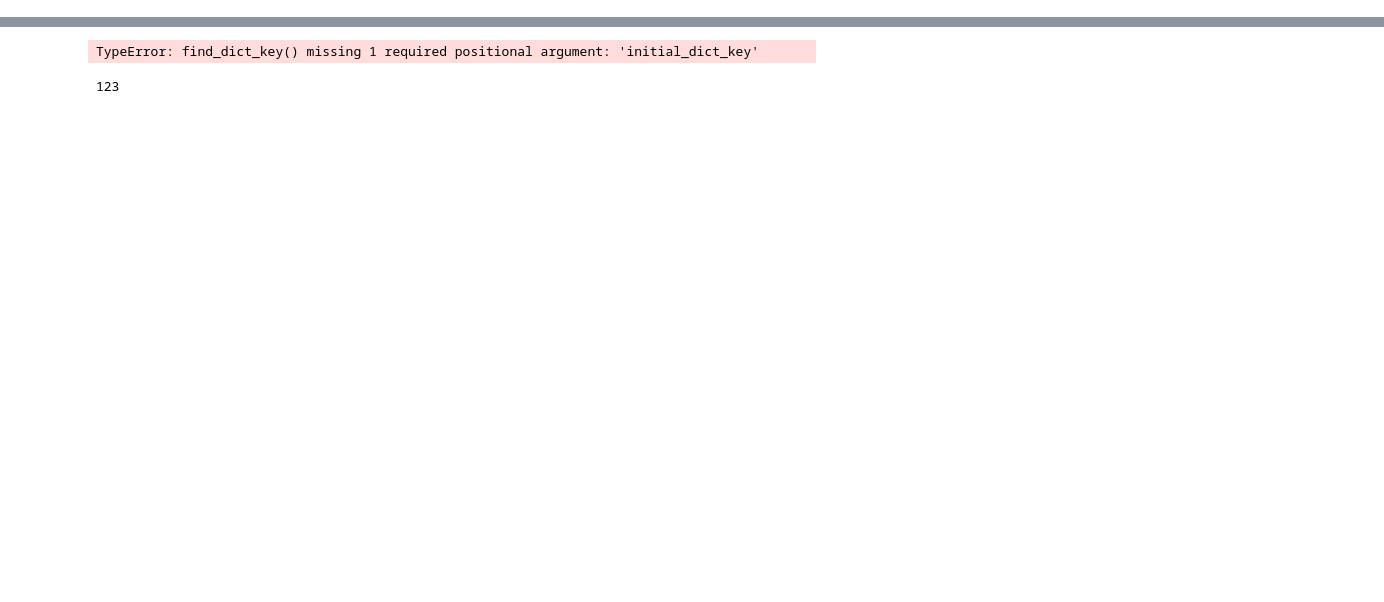
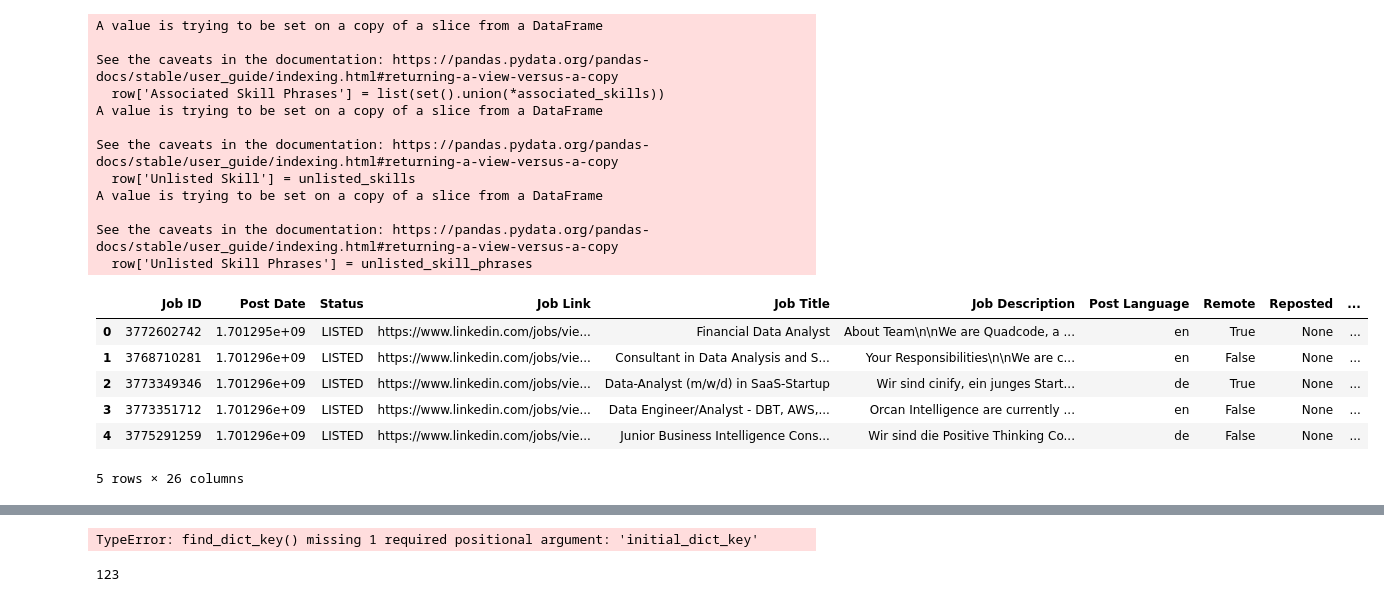
Before and after one commit to naimiskandar22/LinkedIn-Job-Posts-Analysis, a Jupyter notebook: jobs_analysis.ipynb, the cells around one changed output, grey strips where cells are left out. Drawn from its saved outputs; the diff is of its cells as text; code cells hidden in the pictures; blank space fills up the shorter version.

```diff
--- a/jobs_analysis.ipynb
+++ b/jobs_analysis.ipynb
@@ -6,0 +841,72 @@ import json
+# %%
+# print(df_jobs.columns)
+# matched_skills_df = df_jobs.copy()
+
+# matched_skills_df = matched_skills_df[['Job ID', 'Status', 'Job Title', 'Job Skills']]
+df_jobs['Associated Skill Phrases'] = ''
+df_jobs['Unlisted Skill'] = ''
+df_jobs['Unlisted Skill Phrases'] = ''
+
+def get_listed_skill_phrases(row, skills_df):
+    associated_skills = []
+
+    if row['Job Skills'] is None:
+        return row
+
+    for skill in row['Job Skills']:
+        # print(skill)
+        # print(df_top_skills[df_top_skills['skill name'] == skill]['common phrases'].values)
+        # print(associated_skills)
+        associated_skills.append(df_top_skills[df_top_skills['skill name'] == skill]['common phrases'].tolist()[0])
+        # associated_skills.append(df_top_skills[df_top_skills['skill name'] == skill]['common phrases'].values[0])
+        # associated_skills = associated_skills + df_top_skills[df_top_skills['skill name'] == skill]['common phrases'].values
+    row['Associated Skill Phrases'] = list(set().union(*associated_skills))
+
+    return row
+
+def get_unlisted_skill_phrases(row, skills_df):
+    unlisted_skills = []
+    unlisted_skill_phrases = []
+
+    for index in skills_df.index:
+        if row['Job Skills'] is not None:
+            if skills_df.loc[index]['skill name'] in row['Job Skills']:
+                continue
+
+        for phrase in skills_df.loc[index]['common phrases']:
+            if phrase in row['Job Description'].split(' '):
+                unlisted_skills.append(skills_df.loc[index]['skill name'])
+                unlisted_skill_phrases.append(phrase)
+
+    row['Unlisted Skill'] = unlisted_skills
+    row['Unlisted Skill Phrases'] = unlisted_skill_phrases
+
+    return row
+
+for index in df_jobs.index:
+    skill_row = df_jobs.loc[index]
+    df_jobs.loc[index] = get_listed_skill_phrases(skill_row, df_top_skills)
+    df_jobs.loc[index] = get_unlisted_skill_phrases(skill_row, df_top_skills)
+
+
+df_jobs.head(5)
+# %% [output]
+A value is trying to be set on a copy of a slice from a DataFrame
+
+See the caveats in the documentation: https://pandas.pydata.org/pandas-docs/stable/user_guide/indexing.html#returning-a-view-versus-a-copy
+  row['Associated Skill Phrases'] = list(set().union(*associated_skills))
+A value is trying to be set on a copy of a slice from a DataFrame
+
+See the caveats in the documentation: https://pandas.pydata.org/pandas-docs/stable/user_guide/indexing.html#returning-a-view-versus-a-copy
+  row['Unlisted Skill'] = unlisted_skills
+A value is trying to be set on a copy of a slice from a DataFrame
+
+See the caveats in the documentation: https://pandas.pydata.org/pandas-docs/stable/user_guide/indexing.html#returning-a-view-versus-a-copy
+  row['Unlisted Skill Phrases'] = unlisted_skill_phrases
+|  | Job ID | Post Date | Status | Job Link | Job Title | Job Description | Post Language | Remote | Reposted | ... |
+| 0 | 3772602742 | 1.701295e+09 | LISTED | https://www.linkedin.com/jobs/vie... | Financial Data Analyst | About Team\n\nWe are Quadcode, a ... | en | True | None | ... |
+| 1 | 3768710281 | 1.701296e+09 | LISTED | https://www.linkedin.com/jobs/vie... | Consultant in Data Analysis and S... | Your Responsibilities\n\nWe are c... | en | False | None | ... |
+| 2 | 3773349346 | 1.701296e+09 | LISTED | https://www.linkedin.com/jobs/vie... | Data-Analyst (m/w/d) in SaaS-Startup | Wir sind cinify, ein junges Start... | de | True | None | ... |
+| 3 | 3773351712 | 1.701296e+09 | LISTED | https://www.linkedin.com/jobs/vie... | Data Engineer/Analyst - DBT, AWS,... | Orcan Intelligence are currently ... | en | False | None | ... |
+| 4 | 3775291259 | 1.701296e+09 | LISTED | https://www.linkedin.com/jobs/vie... | Junior Business Intelligence Cons... | Wir sind die Positive Thinking Co... | de | False | None | ... |
+5 rows × 26 columns
```
Also changed, not shown: parts of 39 cells of this notebook, 4 other files.
